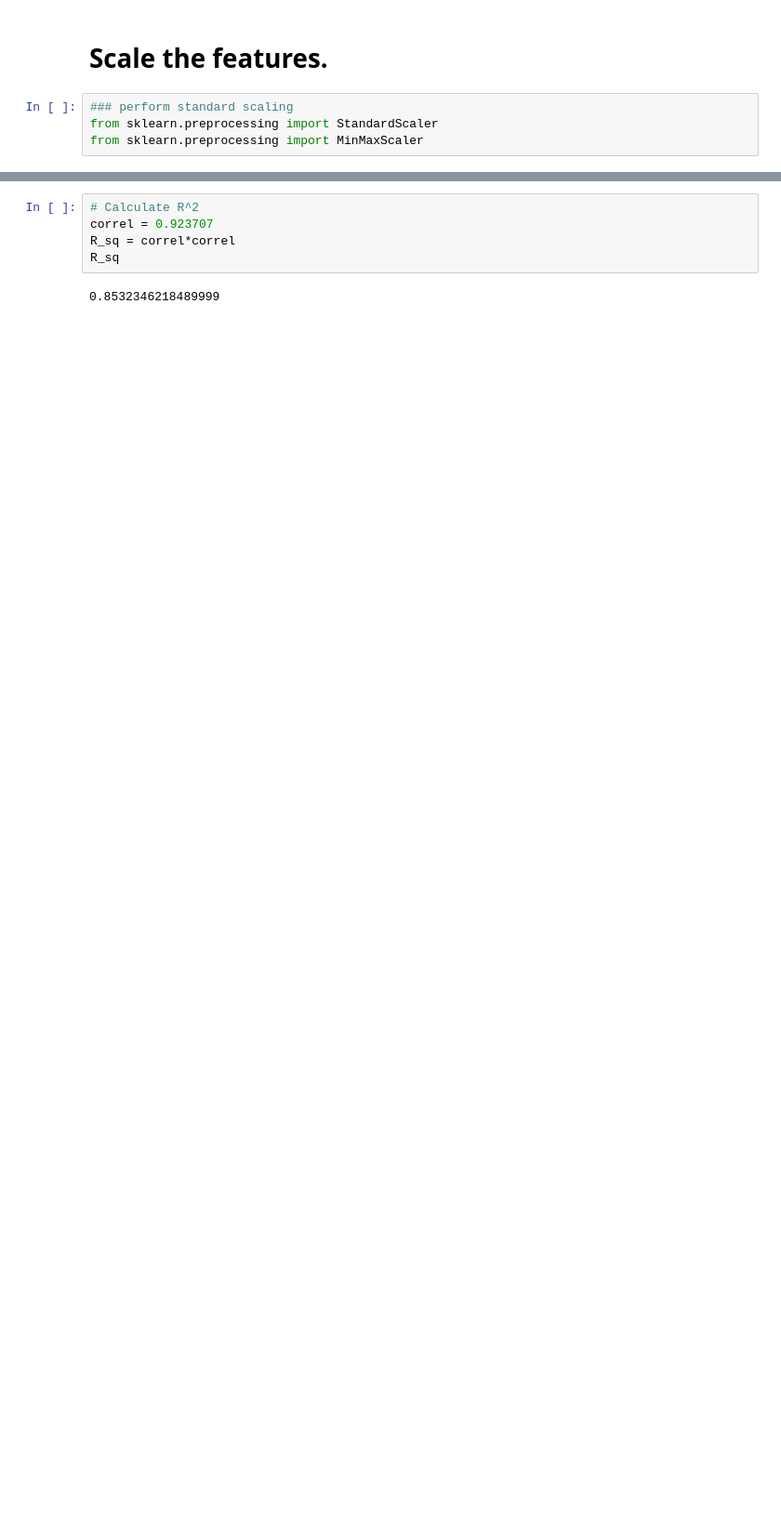
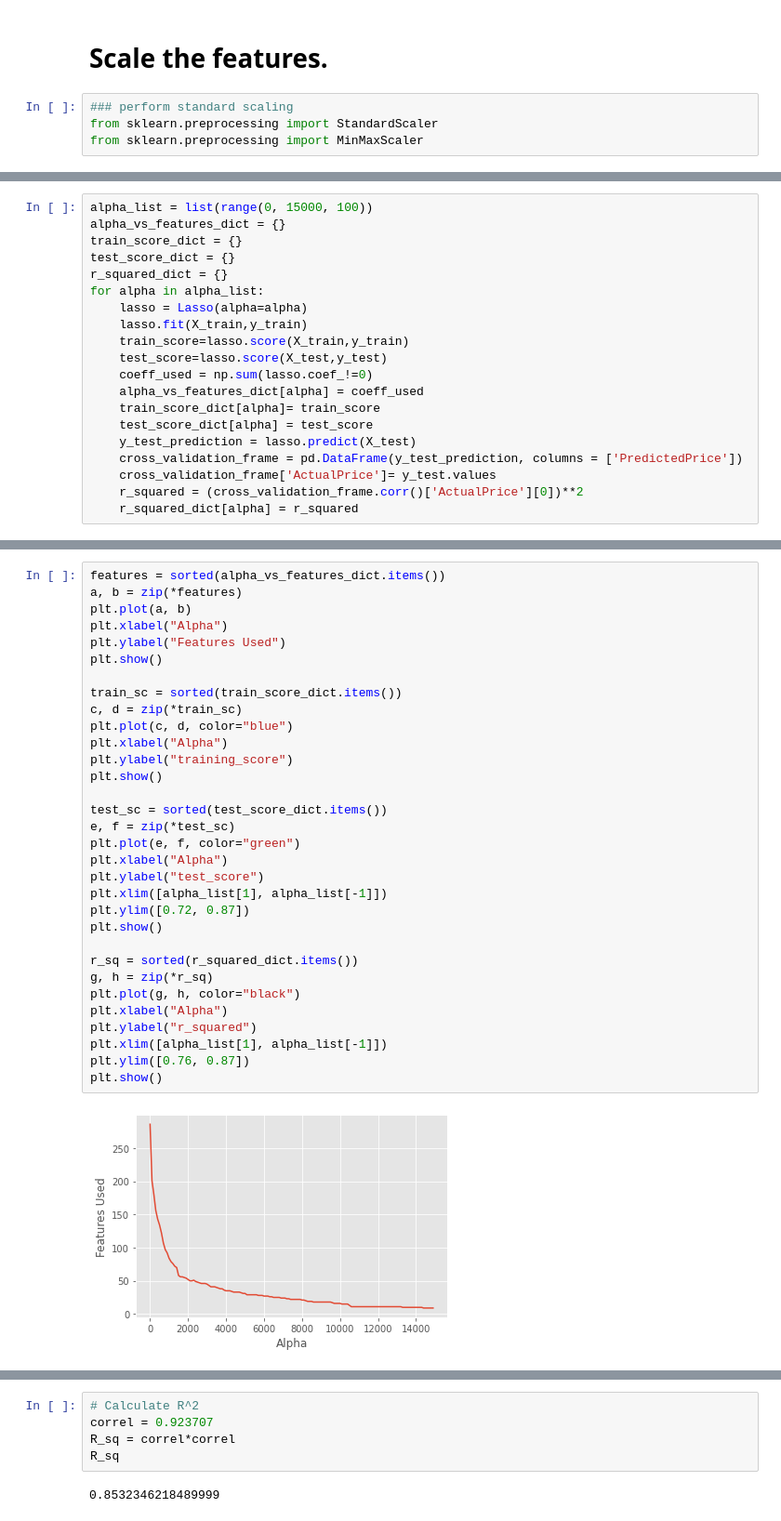
Before and after one commit to cgoeser1/MSDS422_course_assignments, a Jupyter notebook: AmesHousing(2021OCT10).ipynb, the cells around one changed output, grey strips where cells are left out. Shown at 93% size. Drawn from its saved outputs; the diff is of its cells as text; blank space fills up the shorter version.

```diff
--- a/AmesHousing(2021OCT10).ipynb
+++ b/AmesHousing(2021OCT10).ipynb
@@ -519,0 +548,20 @@ cross_val_df.corr()
+# %%
+alpha_list = list(range(0, 15000, 100))
+alpha_vs_features_dict = {}
+train_score_dict = {}
+test_score_dict = {}
+r_squared_dict = {}
+for alpha in alpha_list:
+    lasso = Lasso(alpha=alpha)
+    lasso.fit(X_train,y_train)
+    train_score=lasso.score(X_train,y_train)
+    test_score=lasso.score(X_test,y_test)
+    coeff_used = np.sum(lasso.coef_!=0)
+    alpha_vs_features_dict[alpha] = coeff_used
+    train_score_dict[alpha]= train_score
+    test_score_dict[alpha] = test_score
+    y_test_prediction = lasso.predict(X_test)
+    cross_validation_frame = pd.DataFrame(y_test_prediction, columns = ['PredictedPrice'])
+    cross_validation_frame['ActualPrice']= y_test.values
+    r_squared = (cross_validation_frame.corr()['ActualPrice'][0])**2
+    r_squared_dict[alpha] = r_squared
@@ -519,0 +592,34 @@ cross_val_df.corr()
+# %%
+features = sorted(alpha_vs_features_dict.items())
+a, b = zip(*features)
+plt.plot(a, b)
+plt.xlabel("Alpha")
+plt.ylabel("Features Used")
+plt.show()
+
+train_sc = sorted(train_score_dict.items())
+c, d = zip(*train_sc)
+plt.plot(c, d, color="blue")
+plt.xlabel("Alpha")
+plt.ylabel("training_score")
+plt.show()
+
+test_sc = sorted(test_score_dict.items())
+e, f = zip(*test_sc)
+plt.plot(e, f, color="green")
+plt.xlabel("Alpha")
+plt.ylabel("test_score")
+plt.xlim([alpha_list[1], alpha_list[-1]])
+plt.ylim([0.72, 0.87])
+plt.show()
+
+r_sq = sorted(r_squared_dict.items())
+g, h = zip(*r_sq)
+plt.plot(g, h, color="black")
+plt.xlabel("Alpha")
+plt.ylabel("r_squared")
+plt.xlim([alpha_list[1], alpha_list[-1]])
+plt.ylim([0.76, 0.87])
+plt.show()
+# %% [output]
+[figure, added]
```
Also changed, not shown: parts of 95 cells of this notebook.
